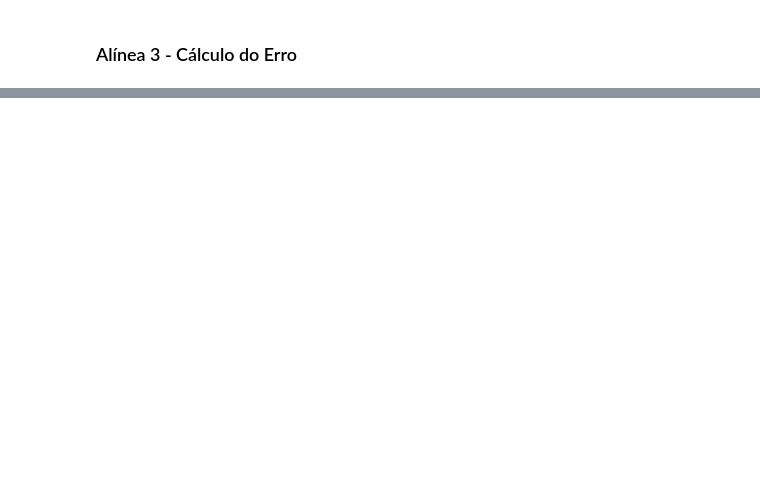
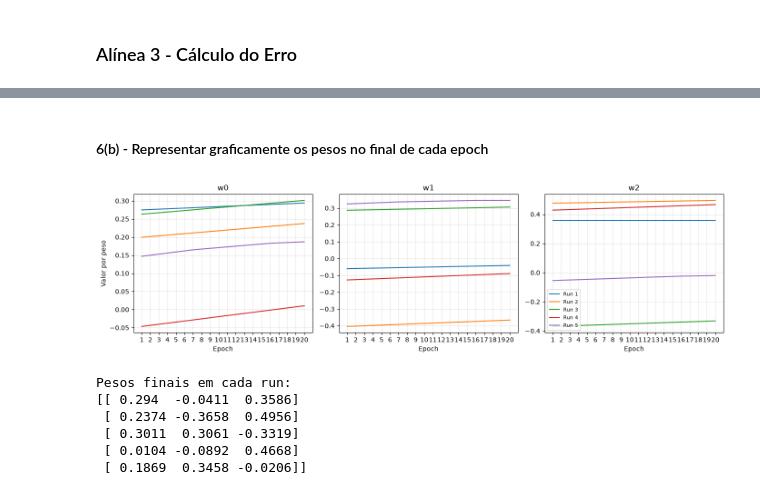
Before and after one commit to Lopes2711/IAA, a Jupyter notebook: sup_learning/sup_learning.ipynb, the cells around one changed output, grey strips where cells are left out. Saved outputs shown, nothing was run; the diff lists cells and outputs as text; code cells hidden in the pictures; blank space fills up the shorter version.

```diff
--- a/sup_learning/sup_learning.ipynb
+++ b/sup_learning/sup_learning.ipynb
@@ -58,0 +145,36 @@ e = d - o
+# %% [markdown]
+#### 6(b) - Representar graficamente os pesos no final de cada epoch
+# %%
+n_runs = 5
+fig, axes = plt.subplots(1, 3, figsize=(14,4), sharex=True)
+names = ["w0", "w1", "w2"]
+
+final_weights = []
+rng = np.random.default_rng(42)
+for run in range(n_runs):
+    w_hist, _ = train_perceptron(X, d, rng=rng)
+    final_weights.append(w_hist[-1])
+    for k in range(3):
+        axes[k].plot(epochs_axis, w_hist[:, k], label=f"Run {run +1}")
+
+for k in range(3):
+    axes[k].set_title(names[k])
+    axes[k].set_xlabel("Epoch")
+    axes[k].set_xticks(epochs_axis)
+    axes[k].grid(True, alpha=0.3)
+
+axes[0].set_ylabel("Valor por peso")
+axes[2].legend(fontsize=8)
+plt.tight_layout()
+plt.show()
+
+print("Pesos finais em cada run:")
+print(np.array(final_weights).round(4))
+# %% [output]
+[figure, added]
+Pesos finais em cada run:
+[[ 0.294  -0.0411  0.3586]
+ [ 0.2374 -0.3658  0.4956]
+ [ 0.3011  0.3061 -0.3319]
+ [ 0.0104 -0.0892  0.4668]
+ [ 0.1869  0.3458 -0.0206]]
```
Also changed, not shown: parts of 41 cells of this notebook, 1 other file.
